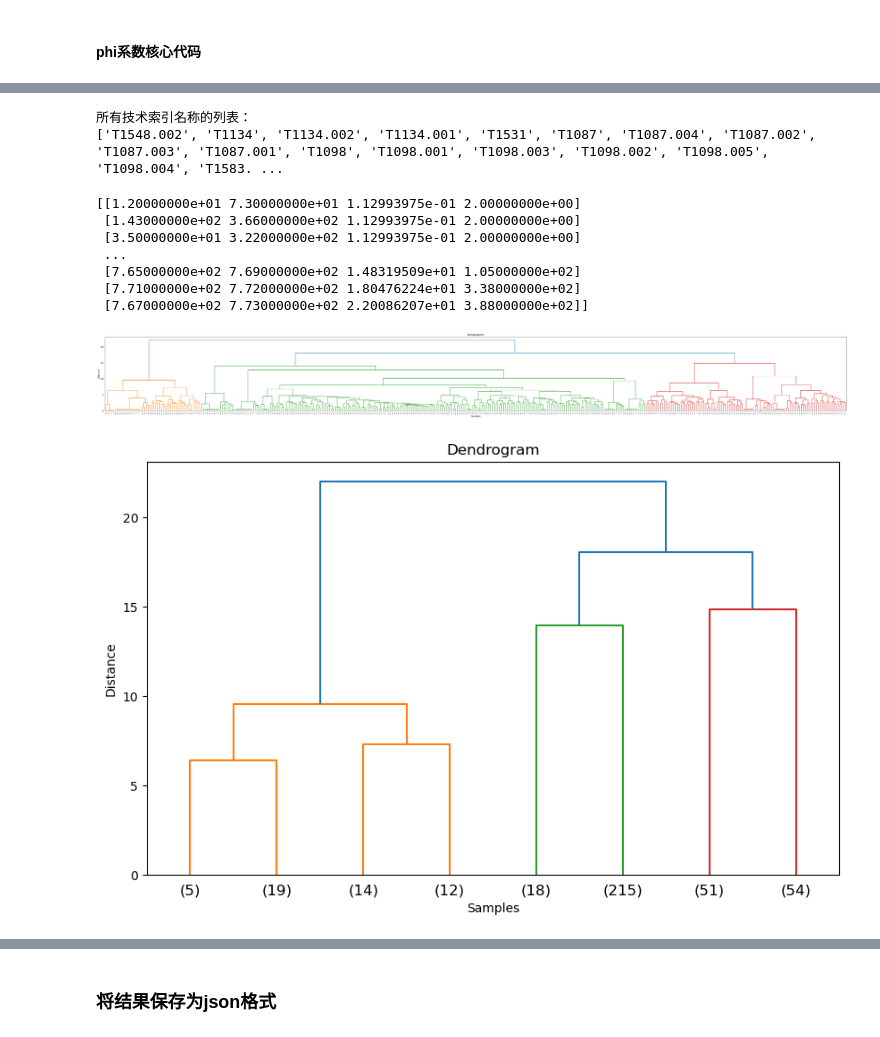
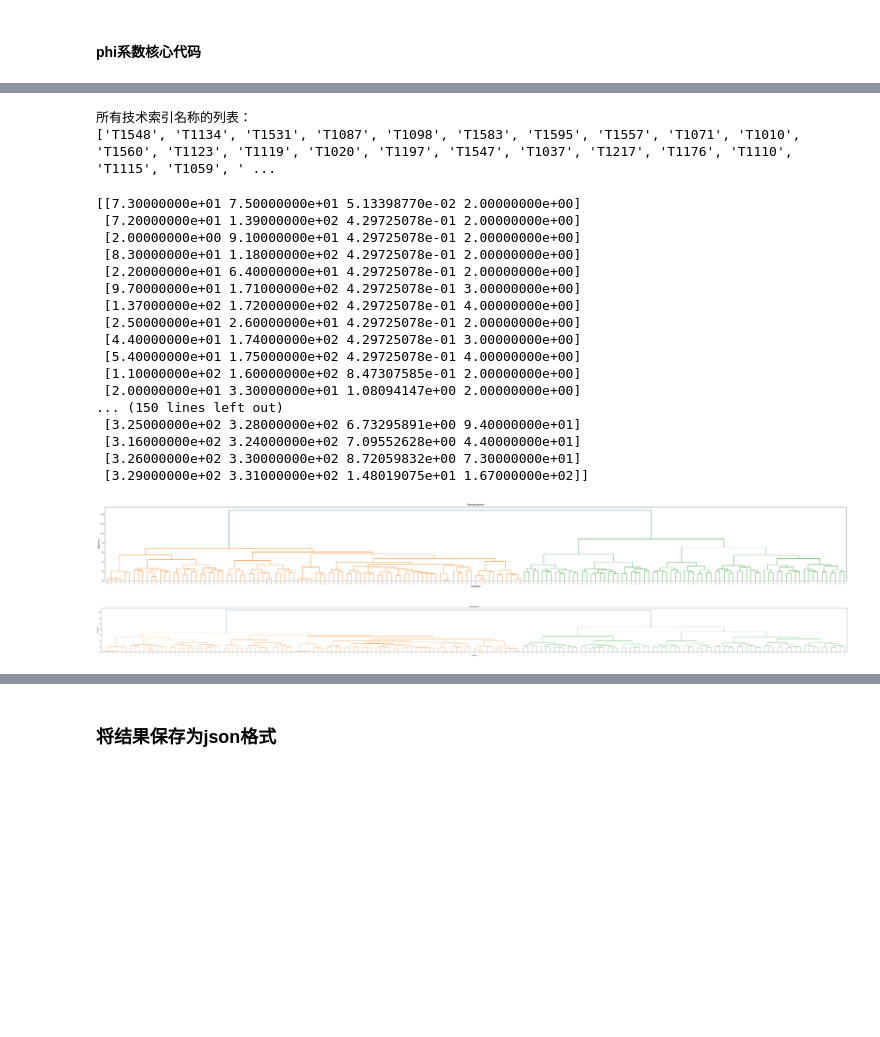
Before and after one commit to VODKA312/ATTCK_analyze_module_v1, a Jupyter notebook: clustering/Agglomerative Hierarchical Clustering.ipynb, the cells around one changed output, grey strips where cells are left out. Saved outputs shown, nothing was run; the diff lists cells and outputs as text; code cells hidden in the pictures; blank space fills up the shorter version.

```diff
--- a/clustering/Agglomerative Hierarchical Clustering.ipynb
+++ b/clustering/Agglomerative Hierarchical Clustering.ipynb
@@ -42,0 +32,9 @@ df = pd.DataFrame(data)
+# %%
+# 读取 Excel 文件
+df_compressed = pd.read_excel('../DataSource/compressed_results.xlsx')
+
+# 删除 source_id 列
+df_compressed = df_compressed.drop('source ID', axis=1)
+
+# 打印或进一步处理 DataFrame
+print(df_compressed)
@@ -43,3 +59,3 @@ df = pd.DataFrame(data)
 # %%
 # 计算每列的和，即每个technique_id的使用频率
-technique_usage = df.sum()
+technique_usage = df_compressed.sum()
@@ -110,5 +194,5 @@ with open('frequency_id.json', 'w') as json_file:
 columns_to_remove = zero_frequency_technique_list
 
 # 使用drop方法删除指定的列
-data= data.drop(columns=columns_to_remove)
+df_compressed= df_compressed.drop(columns=columns_to_remove)
 # %%
@@ -171,7 +255,7 @@ cluster_labels = cluster.fit_predict(euclidean_distance)
 #### phi系数核心代码
 # %%
 # 计算整个样本之间的Phi系数矩阵（相似性矩阵）
-full_distance_matrix = phik_matrix(data)
+full_distance_matrix = phik_matrix(df_compressed)
 
 # 使用层次聚类进行聚类
 linkage_matrix = linkage(full_distance_matrix, method='ward')
@@ -205,7 +309,7 @@ print("所有技术索引名称的列表：")
 print(all_tech_names)
 # %% [output]
 所有技术索引名称的列表：
-['T1548.002', 'T1134', 'T1134.002', 'T1134.001', 'T1531', 'T1087', 'T1087.004', 'T1087.002', 'T1087.003', 'T1087.001', 'T1098', 'T1098.001', 'T1098.003', 'T1098.002', 'T1098.005', 'T1098.004', 'T1583. ...
+['T1548', 'T1134', 'T1531', 'T1087', 'T1098', 'T1583', 'T1595', 'T1557', 'T1071', 'T1010', 'T1560', 'T1123', 'T1119', 'T1020', 'T1197', 'T1547', 'T1037', 'T1217', 'T1176', 'T1110', 'T1115', 'T1059', ' ...
 # %%
 print(linkage_matrix)
 # 绘制树状图（树状图可以帮助你选择合适的聚类数量）
@@ -216,23 +320,33 @@ plt.ylabel('Distance')
 plt.title('Dendrogram')
 plt.show()
 # %% [output]
-[[1.20000000e+01 7.30000000e+01 1.12993975e-01 2.00000000e+00]
- [1.43000000e+02 3.66000000e+02 1.12993975e-01 2.00000000e+00]
- [3.50000000e+01 3.22000000e+02 1.12993975e-01 2.00000000e+00]
- ...
- [7.65000000e+02 7.69000000e+02 1.48319509e+01 1.05000000e+02]
- [7.71000000e+02 7.72000000e+02 1.80476224e+01 3.38000000e+02]
- [7.67000000e+02 7.73000000e+02 2.20086207e+01 3.88000000e+02]]
+[[7.30000000e+01 7.50000000e+01 5.13398770e-02 2.00000000e+00]
+ [7.20000000e+01 1.39000000e+02 4.29725078e-01 2.00000000e+00]
+ [2.00000000e+00 9.10000000e+01 4.29725078e-01 2.00000000e+00]
+ [8.30000000e+01 1.18000000e+02 4.29725078e-01 2.00000000e+00]
+ [2.20000000e+01 6.40000000e+01 4.29725078e-01 2.00000000e+00]
+ [9.70000000e+01 1.71000000e+02 4.29725078e-01 3.00000000e+00]
+ [1.37000000e+02 1.72000000e+02 4.29725078e-01 4.00000000e+00]
+ [2.50000000e+01 2.60000000e+01 4.29725078e-01 2.00000000e+00]
+ [4.40000000e+01 1.74000000e+02 4.29725078e-01 3.00000000e+00]
+ [5.40000000e+01 1.75000000e+02 4.29725078e-01 4.00000000e+00]
+ [1.10000000e+02 1.60000000e+02 8.47307585e-01 2.00000000e+00]
+ [2.00000000e+01 3.30000000e+01 1.08094147e+00 2.00000000e+00]
+... (150 lines left out)
+ [3.25000000e+02 3.28000000e+02 6.73295891e+00 9.40000000e+01]
+ [3.16000000e+02 3.24000000e+02 7.09552628e+00 4.40000000e+01]
+ [3.26000000e+02 3.30000000e+02 8.72059832e+00 7.30000000e+01]
+ [3.29000000e+02 3.31000000e+02 1.48019075e+01 1.67000000e+02]]
-[figure, old version]
+[figure, new version]
 # %%
-plt.figure(figsize=(10, 6))
-dendrogram(linkage_matrix, truncate_mode='level', p=2)['ivl']
+plt.figure(figsize=(100, 6))
+dendrogram(linkage_matrix, truncate_mode='level')['ivl']
 plt.xlabel('Samples')
 plt.ylabel('Distance')
 plt.title('Dendrogram')
 plt.show()
 # %% [output]
-[figure, old version]
+[figure, new version]
 # %%
 from scipy.cluster.hierarchy import fcluster
 
```
Also changed, not shown: parts of 28 cells of this notebook, 23 other files.
